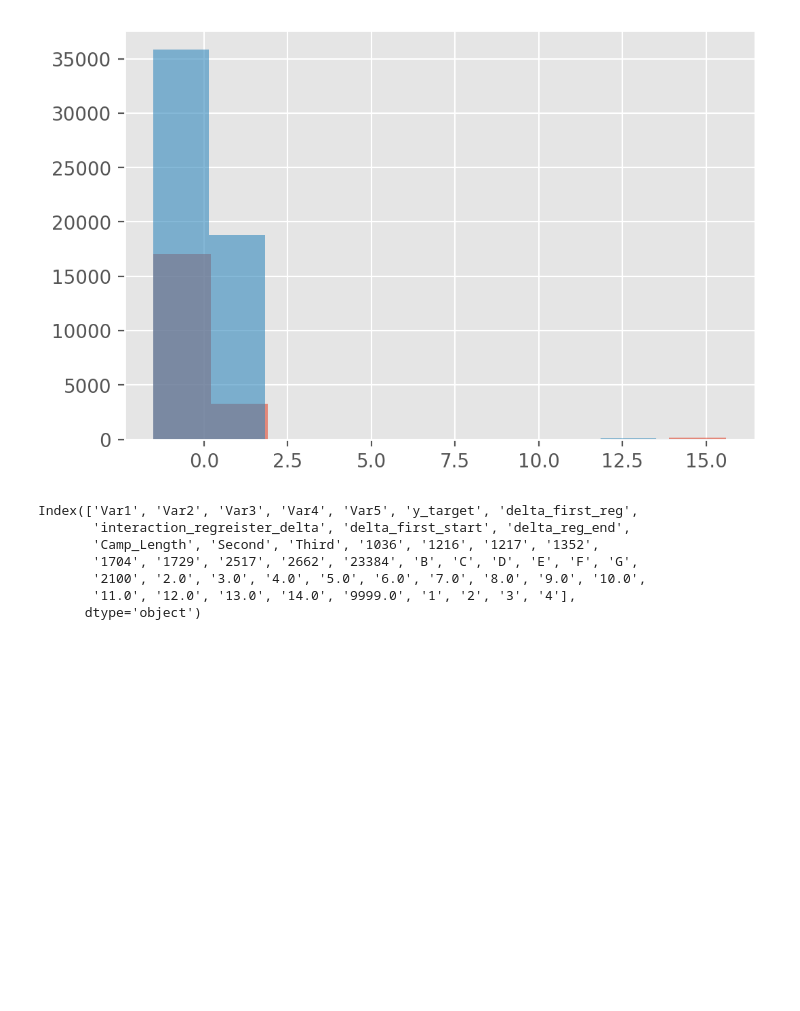
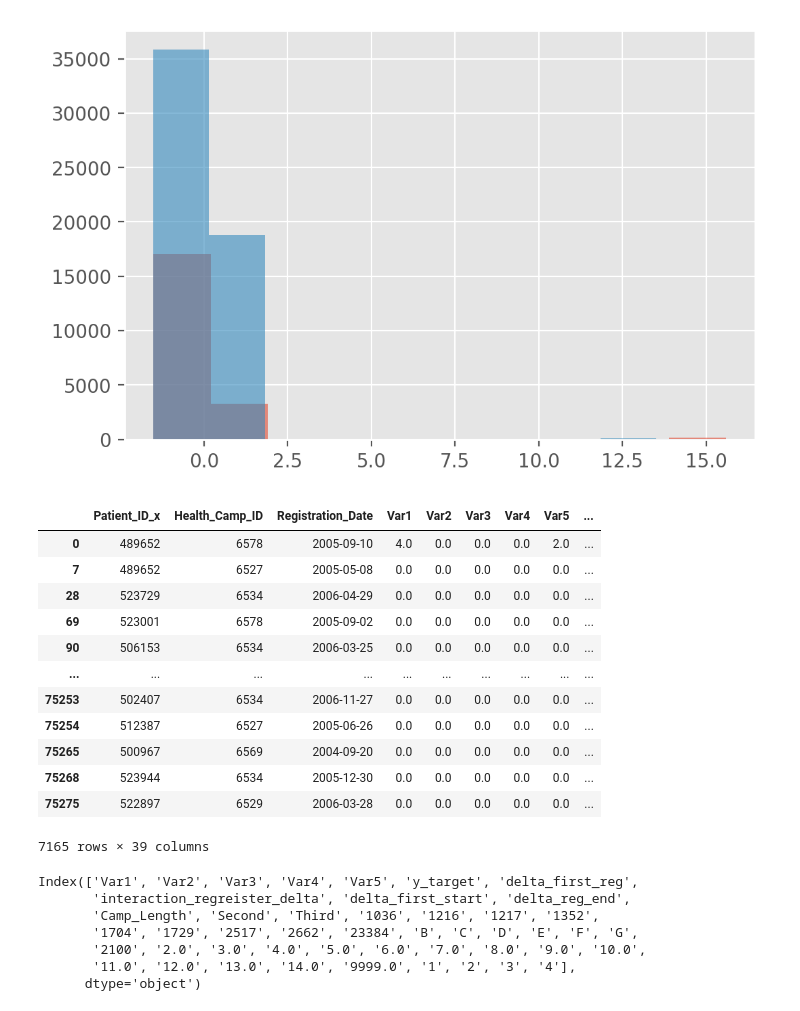
Before and after one commit to AChezick/Capstone2, a Jupyter notebook: Notebooks/Cap3_modelEDA-Copy1.ipynb, the cells around one changed output. Cells and saved outputs as stored; diff of their text form; code cells hidden in the pictures; blank space fills up the shorter version.

```diff
--- a/Notebooks/Cap3_modelEDA-Copy1.ipynb
+++ b/Notebooks/Cap3_modelEDA-Copy1.ipynb
@@ -86,6 +86,22 @@ checker[checker['y_target'] ==0]['delta_first_reg'].hist(alpha=.6)
 # %% [output]
 <AxesSubplot:>
 [figure]
+# %%
+df_withID[(df_withID['City_Type']==23384) & (df_withID['y_target']==1)]
+# %% [output]
+|  | Patient_ID_x | Health_Camp_ID | Registration_Date | Var1 | Var2 | Var3 | Var4 | Var5 | ... |
+| 0 | 489652 | 6578 | 2005-09-10 | 4.0 | 0.0 | 0.0 | 0.0 | 2.0 | ... |
+| 7 | 489652 | 6527 | 2005-05-08 | 0.0 | 0.0 | 0.0 | 0.0 | 0.0 | ... |
+| 28 | 523729 | 6534 | 2006-04-29 | 0.0 | 0.0 | 0.0 | 0.0 | 0.0 | ... |
+| 69 | 523001 | 6578 | 2005-09-02 | 0.0 | 0.0 | 0.0 | 0.0 | 0.0 | ... |
+| 90 | 506153 | 6534 | 2006-03-25 | 0.0 | 0.0 | 0.0 | 0.0 | 0.0 | ... |
+| ... | ... | ... | ... | ... | ... | ... | ... | ... | ... |
+| 75253 | 502407 | 6534 | 2006-11-27 | 0.0 | 0.0 | 0.0 | 0.0 | 0.0 | ... |
+| 75254 | 512387 | 6527 | 2005-06-26 | 0.0 | 0.0 | 0.0 | 0.0 | 0.0 | ... |
+| 75265 | 500967 | 6569 | 2004-09-20 | 0.0 | 0.0 | 0.0 | 0.0 | 0.0 | ... |
+| 75268 | 523944 | 6534 | 2005-12-30 | 0.0 | 0.0 | 0.0 | 0.0 | 0.0 | ... |
+| 75275 | 522897 | 6529 | 2006-03-28 | 0.0 | 0.0 | 0.0 | 0.0 | 0.0 | ... |
+7165 rows × 39 columns
 # %%
 checker2 = checker.copy()
 # %%
```
Also changed, not shown: parts of 1 cell of this notebook, 21 other files.
